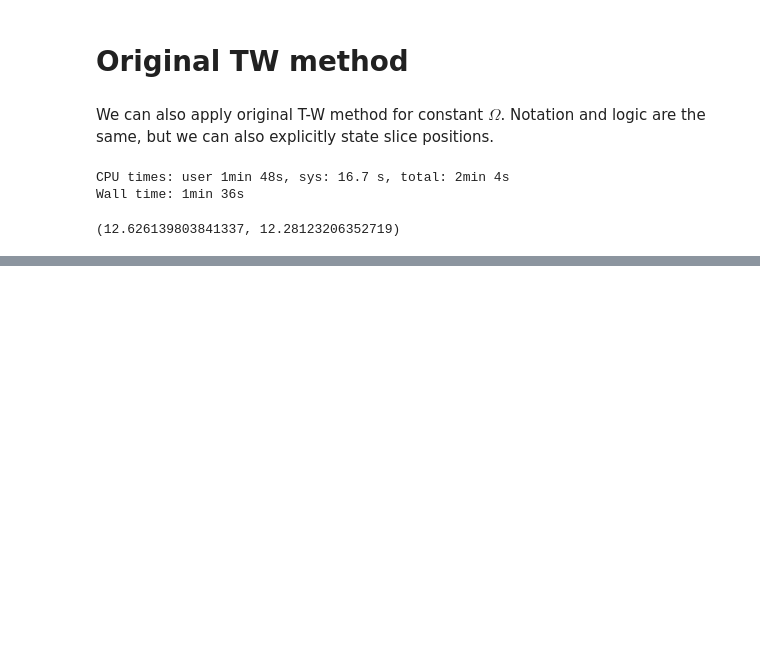
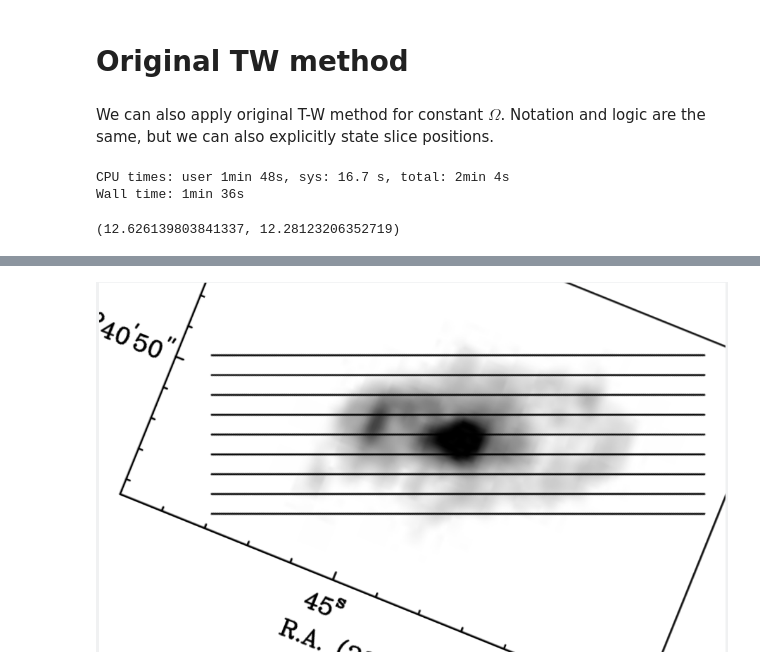
Before and after one commit to strawberryfieldss/galaxy, a Jupyter notebook: new/pyTWR-master/NGC4826.ipynb, the cells around one changed output, grey strips where cells are left out. Drawn from its saved outputs; the diff is of its cells as text; code cells hidden in the pictures; blank space fills up the shorter version.

```diff
--- a/new/pyTWR-master/NGC4826.ipynb
+++ b/new/pyTWR-master/NGC4826.ipynb
@@ -833,0 +366,4 @@ slope Ω: 59.785+/-6.489 (SE)
+# %%
+Image('4826a.png')
+# %% [output]
+[figure, added]
```
Also changed, not shown: parts of 28 cells of this notebook.
